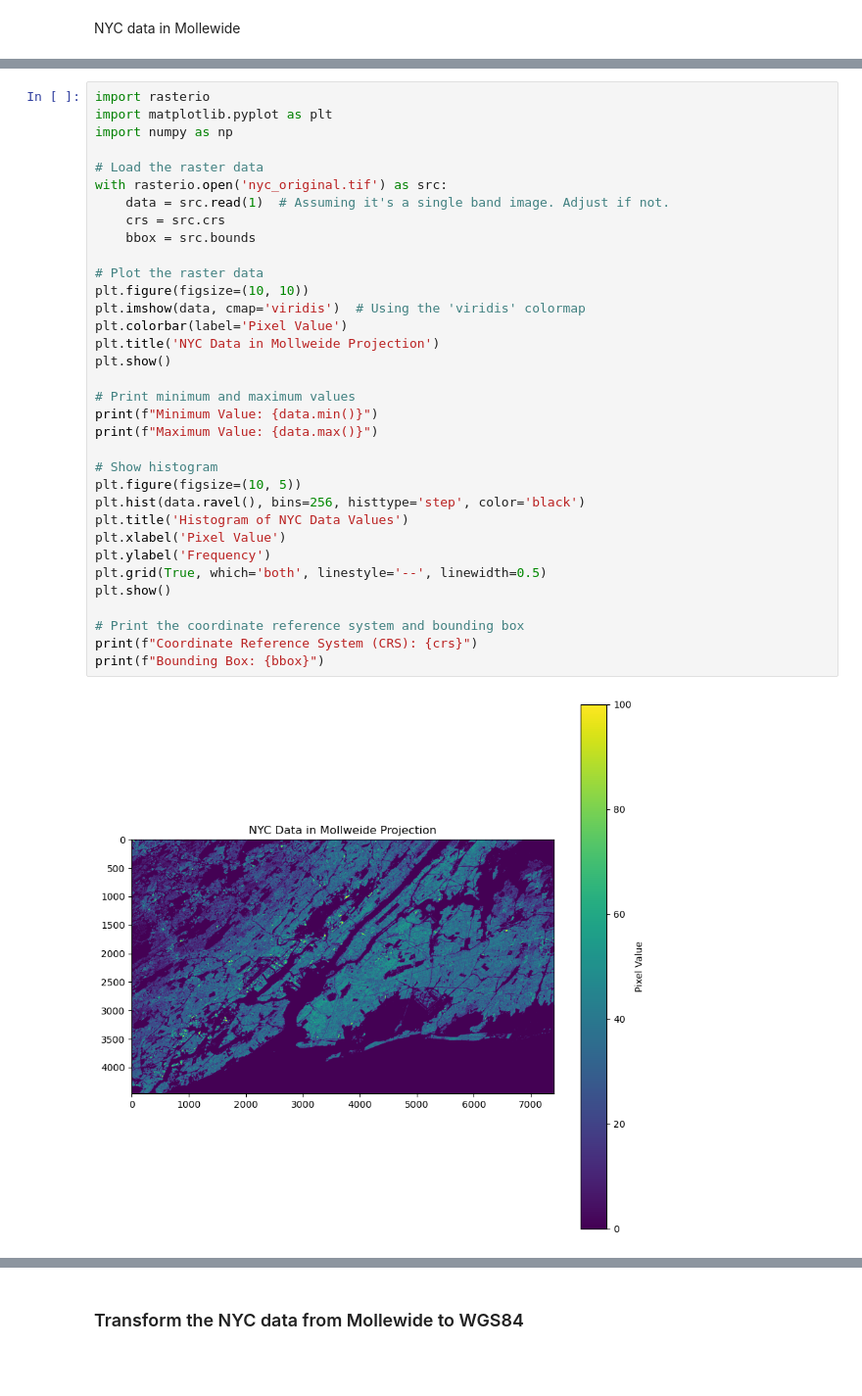
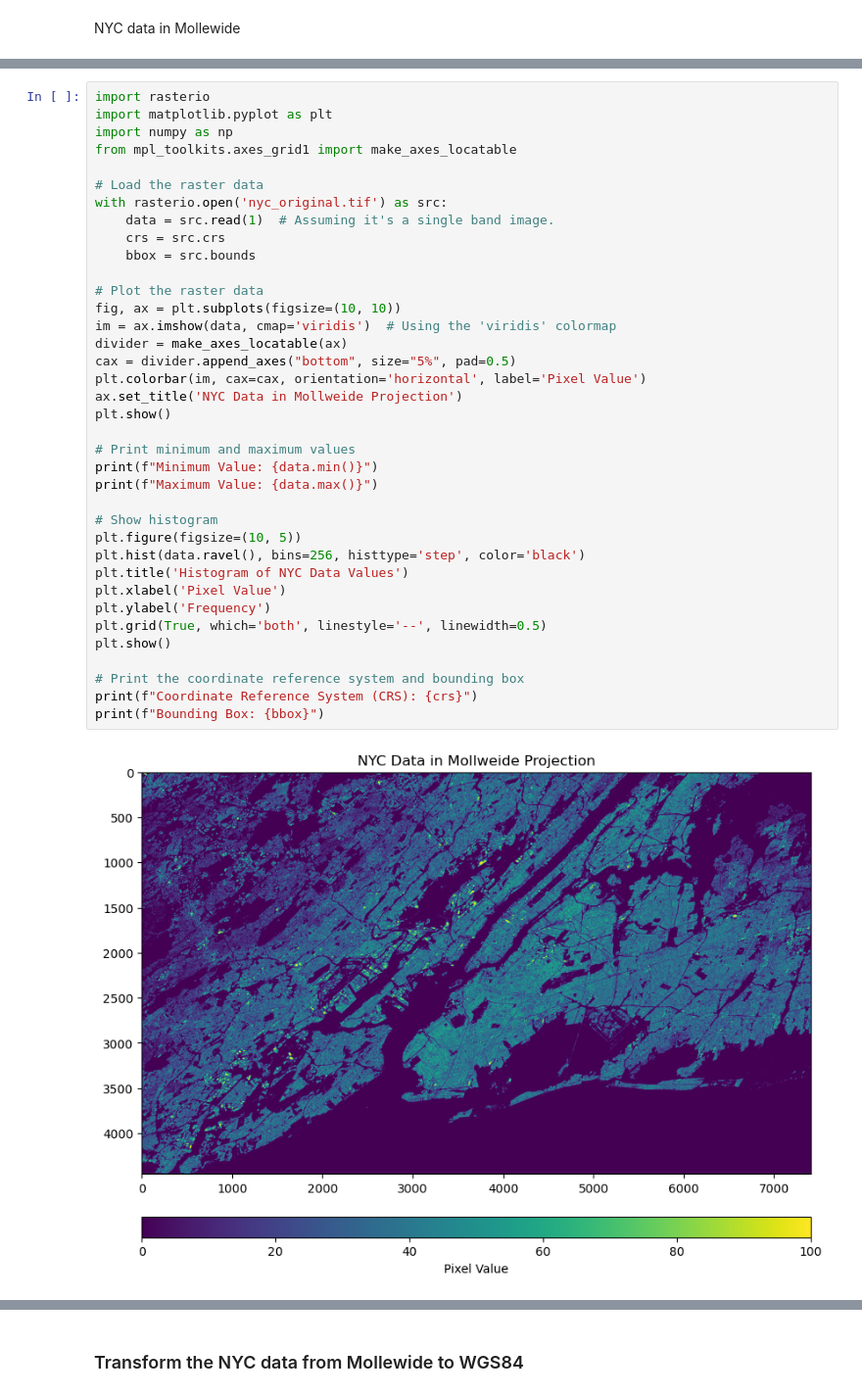
Before and after one commit to shammun/climateIQ_Modeling, a Jupyter notebook: NYC_data.ipynb, the cells around one changed output, grey strips where cells are left out. Shown at 98% size. Cells and saved outputs as stored; diff of their text form; blank space fills up the shorter version.

Commit message:
Updated the notebook to have a better colormap

```diff
--- a/NYC_data.ipynb
+++ b/NYC_data.ipynb
@@ -44,39 +47,42 @@ Bounding Box: BoundingBox(left=-6281018.675379993, bottom=4845216.944553853, rig
 # %%
 import rasterio
 import matplotlib.pyplot as plt
 import numpy as np
+from mpl_toolkits.axes_grid1 import make_axes_locatable
 
 # Load the raster data
 with rasterio.open('nyc_original.tif') as src:
-    data = src.read(1)  # Assuming it's a single band image. Adjust if not.
+    data = src.read(1)  # Assuming it's a single band image.
     crs = src.crs
     bbox = src.bounds
 
 # Plot the raster data
-plt.figure(figsize=(10, 10))
-plt.imshow(data, cmap='viridis')  # Using the 'viridis' colormap
-plt.colorbar(label='Pixel Value')
-plt.title('NYC Data in Mollweide Projection')
+fig, ax = plt.subplots(figsize=(10, 10))
+im = ax.imshow(data, cmap='viridis')  # Using the 'viridis' colormap
+divider = make_axes_locatable(ax)
+cax = divider.append_axes("bottom", size="5%", pad=0.5)
+plt.colorbar(im, cax=cax, orientation='horizontal', label='Pixel Value')
+ax.set_title('NYC Data in Mollweide Projection')
 plt.show()
 
 # Print minimum and maximum values
 print(f"Minimum Value: {data.min()}")
 print(f"Maximum Value: {data.max()}")
 
 # Show histogram
 plt.figure(figsize=(10, 5))
 plt.hist(data.ravel(), bins=256, histtype='step', color='black')
 plt.title('Histogram of NYC Data Values')
 plt.xlabel('Pixel Value')
 plt.ylabel('Frequency')
 plt.grid(True, which='both', linestyle='--', linewidth=0.5)
 plt.show()
 
 # Print the coordinate reference system and bounding box
 print(f"Coordinate Reference System (CRS): {crs}")
 print(f"Bounding Box: {bbox}")
 # %% [output]
-[figure, old version]
+[figure, new version]
 Minimum Value: 0
 Maximum Value: 100
 [figure]
```
Also changed, not shown: parts of 3 cells of this notebook.
